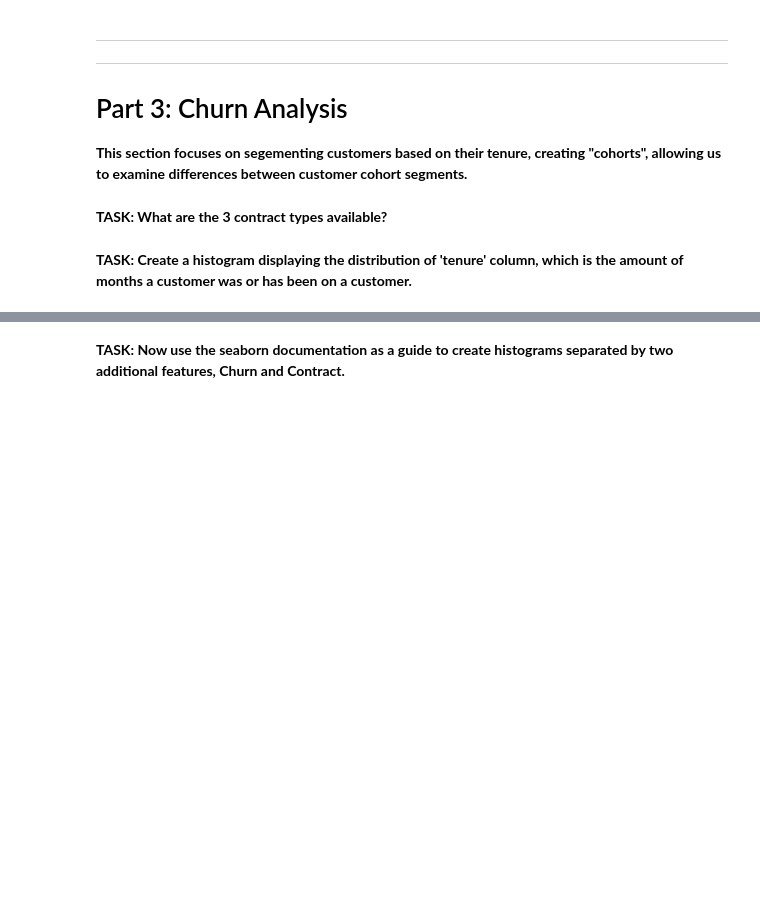
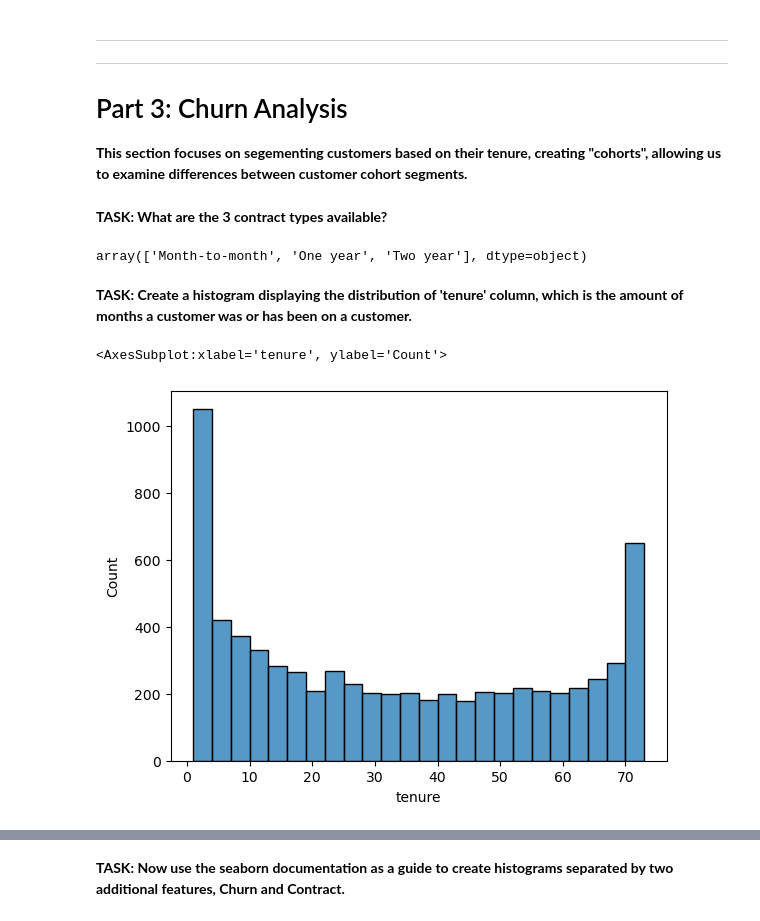
Before and after one commit to DatboiiPuntai/Python-for-Machine-Learning, a Jupyter notebook: 17-Supervised-Learning-Capstone-Project/00-Sup-Learning-Capstone-Tree-Methods .ipynb, the cells around one changed output, grey strips where cells are left out. Cells and saved outputs as stored; diff of their text form; code cells hidden in the pictures; blank space fills up the shorter version.

```diff
--- a/17-Supervised-Learning-Capstone-Project/00-Sup-Learning-Capstone-Tree-Methods .ipynb
+++ b/17-Supervised-Learning-Capstone-Project/00-Sup-Learning-Capstone-Tree-Methods .ipynb
@@ -194,5 +217,8 @@ corr_df = pd.get_dummies(df[['customerID', 'gender', 'Partner', 'Dependents',
 **TASK: What are the 3 contract types available?**
 # %%
 # CODE HERE
+df['Contract'].unique()
+# %% [output]
+array(['Month-to-month', 'One year', 'Two year'], dtype=object)
 # %% [markdown]
 **TASK: Create a histogram displaying the distribution of 'tenure' column, which is the amount of months a customer was or has been on a customer.**
@@ -201,3 +225,9 @@ corr_df = pd.get_dummies(df[['customerID', 'gender', 'Partner', 'Dependents',
+# %%
+#CODE HERE
+sns.histplot(data=df,x='tenure',binwidth=3)
+# %% [output]
+<AxesSubplot:xlabel='tenure', ylabel='Count'>
+[figure, added]
 # %% [markdown]
 <img src="fig5.png">
 # %% [markdown]
```
Also changed, not shown: parts of 40 cells of this notebook, 2 other files.
